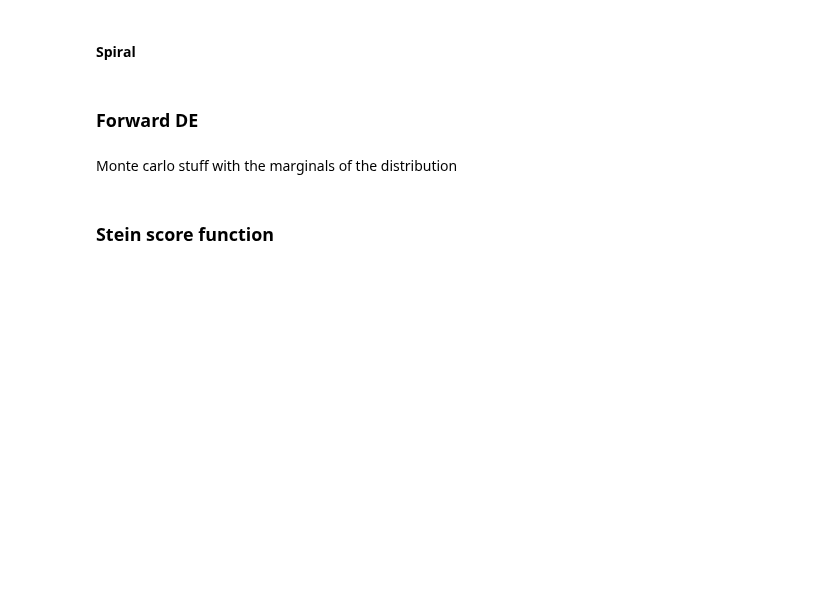
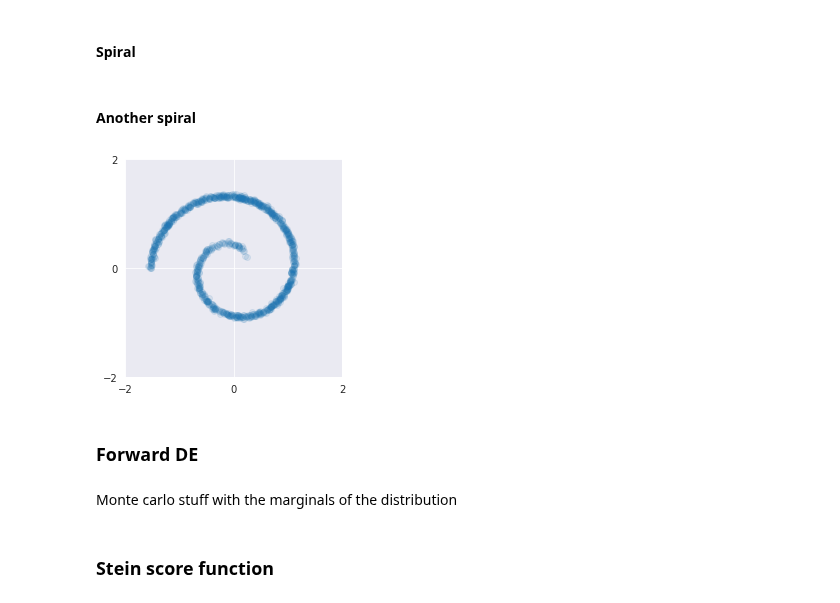
Before and after one commit to durml91/MMath-Project, a Jupyter notebook: Misc/Copy_of_Basic_diffusion.ipynb, the cells around one changed output. Drawn from its saved outputs; the diff is of its cells as text; code cells hidden in the pictures; blank space fills up the shorter version.

Commit message:
Spiral second attempt

```diff
--- a/Misc/Copy_of_Basic_diffusion.ipynb
+++ b/Misc/Copy_of_Basic_diffusion.ipynb
@@ -93,3 +109,5 @@ mf3 = jnp.stack([xs3,ys3] ,axis=1)
 mf = jnp.concatenate([mf,mf2, mf3], axis=0)
 # %%
 plt.scatter(mf[:,0], mf[:,1])
+# %% [markdown]
+#### Another spiral
@@ -95,0 +117,20 @@ plt.scatter(mf[:,0], mf[:,1])
+# %%
+N = 1024
+
+theta = np.sqrt(np.random.rand(N)) * 3 * np.pi  # we generate an array of shape (1024,) such that it they are uniform random numbers in [0,1) and then apply a bunch of operatrions on it
+r_a = 0.07 * (2 * theta + np.pi) #mutiply by trig function below by some constant r_a
+x = np.array([np.cos(theta) * r_a, np.sin(theta) * r_a]).T #here we produce two rows now of 1024 numbers that have been put through either function respectively - then tranpose so the shape ends up being (1024,2)
+
+x = x + 0.02 * np.random.randn(N, 2) #again we multiply by a bunch of uniform random numbers of the right broadcasting shape
+
+plt.figure().add_subplot(111).set_aspect("equal", adjustable="box")
+plt.scatter(x[:, 0], x[:, 1], alpha=0.1) #plot 1st row as x values and 2nd row as y values on the plot
+plt.xticks([-2, 0, 2])
+plt.yticks([-2, 0, 2])
+plt.show()
+
+# Get mean and standard deviation of 'x'
+x_mean = x.mean(axis=0)
+x_std = x.std(axis=0)
+# %% [output]
+[figure, added]
```
Also changed, not shown: parts of 13 cells of this notebook.
